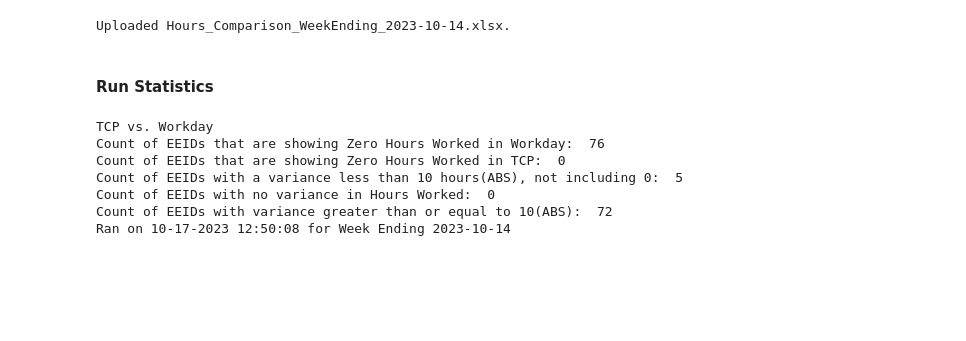
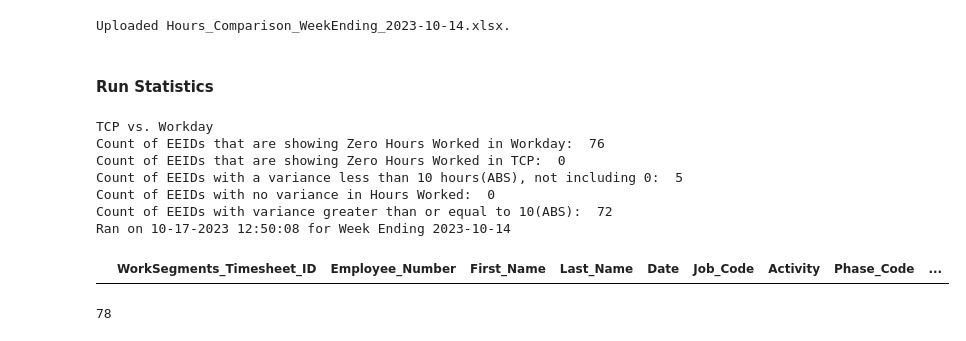
Before and after one commit to jbeachyMoss/LaborHours_Compare, a Jupyter notebook: DataValidation.ipynb, the cells around one changed output. Drawn from its saved outputs; the diff is of its cells as text; code cells hidden in the pictures; blank space fills up the shorter version.

```diff
--- a/DataValidation.ipynb
+++ b/DataValidation.ipynb
@@ -273,3 +278,7 @@ Count of EEIDs with a variance less than 10 hours(ABS), not including 0:  5
 Count of EEIDs with no variance in Hours Worked:  0
 Count of EEIDs with variance greater than or equal to 10(ABS):  72
 Ran on 10-17-2023 12:50:08 for Week Ending 2023-10-14
+# %%
+tcp_df_dev.loc[(tcp_df_dev['Employee_Number']=='20763')&tcp_filter].sort_values('Date',ascending = True)
+# %% [output]
+|  | WorkSegments_Timesheet_ID | Employee_Number | First_Name | Last_Name | Date | Job_Code | Activity | Phase_Code | ... |
@@ -275,0 +294,5 @@ Ran on 10-17-2023 12:50:08 for Week Ending 2023-10-14
+# %%
+eeid_intcp_not_wd = list(set(tcp_eeid) - set(wd_eeid))
+len(eeid_intcp_not_wd)
+# %% [output]
+78
```
Also changed, not shown: parts of 7 cells of this notebook.
